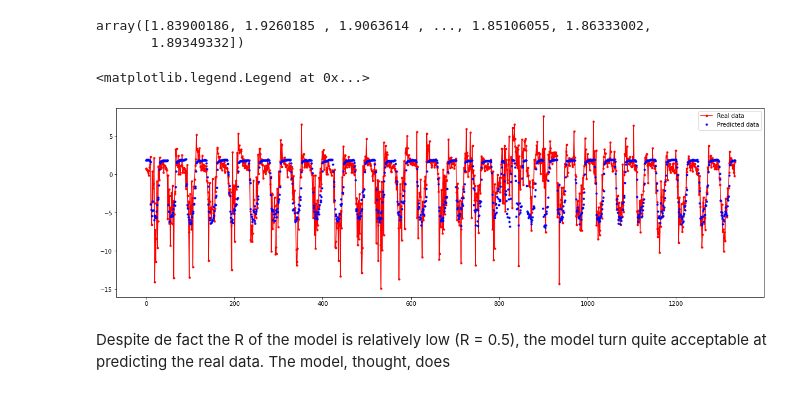
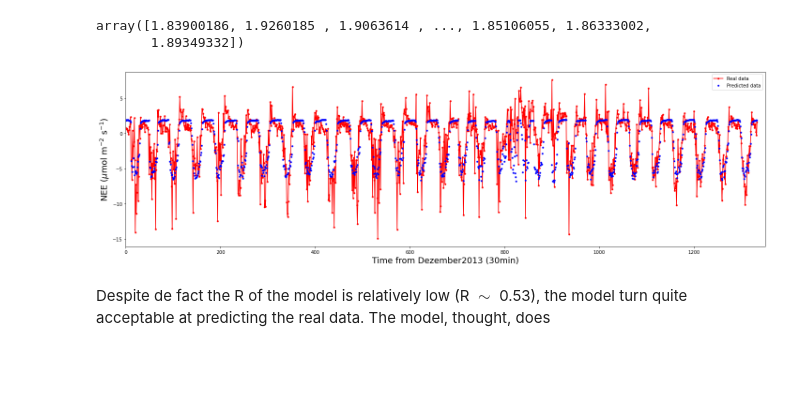
Before and after one commit to BorjaRuizReverter/MachineLearningForGapFilling, a Jupyter notebook: data_prediction.ipynb, the cells around one changed output. Cells and saved outputs as stored; diff of their text form; code cells hidden in the pictures; blank space fills up the shorter version.

Commit message:
Adding captions to plot and adding new plot

```diff
--- a/data_prediction.ipynb
+++ b/data_prediction.ipynb
@@ -6,7 +6,7 @@ regreModel = joblib.load('regreModel.model')
 import pandas as pd
 
 X_december = pd.read_pickle('X_later.pkl')
-y_december = pd.read_pickle('Y_later.pkl')
+y_december = pd.read_pickle('y_later.pkl')
 # %%
 y_december_prediction = regreModel.predict(X_december)
 y_december_prediction
@@ -14,14 +14,25 @@ y_december_prediction
 array([1.83900186, 1.9260185 , 1.9063614 , ..., 1.85106055, 1.86333002,
        1.89349332])
 # %%
+
 import matplotlib.pyplot as plt
 
 plt.figure(figsize=(20, 6))
 plt.plot(y_december['NEE'].to_numpy(), color = 'red', marker = '.', linestyle = '-', label = 'Real data')
 plt.plot(y_december_prediction,        color = 'blue', marker = '.', linestyle = ' ', label = 'Predicted data')
+plt.xlabel('Time from Dezember2013 (30min)', fontsize=18)
+plt.ylabel('NEE ($\mu$mol m$^{-2}$ s$^{-1}$)', fontsize=18)
+plt.xlim(0,1350)
 plt.legend()
+
+from matplotlib import rcParams
+rcParams.update({'figure.autolayout': True})
+plt.tight_layout()
+
+# When saving in png the captions are capped. None of the lines above helped, so I change to jpg.
+#plt.savefig('assets/output.png', bbox_inches="tight")
+plt.savefig('assets/output.jpg', bbox_inches="tight")
 # %% [output]
-<matplotlib.legend.Legend at 0x...>
-[figure, old version]
+[figure, new version]
 # %% [markdown]
-Despite de fact the R of the model is relatively low (R = 0.5), the model turn quite acceptable at predicting the real data. The model, thought, does
+Despite de fact the R of the model is relatively low (R $\sim$ 0.53), the model turn quite acceptable at predicting the real data. The model, thought, does
```
Also changed, not shown: parts of 2 cells of this notebook.
